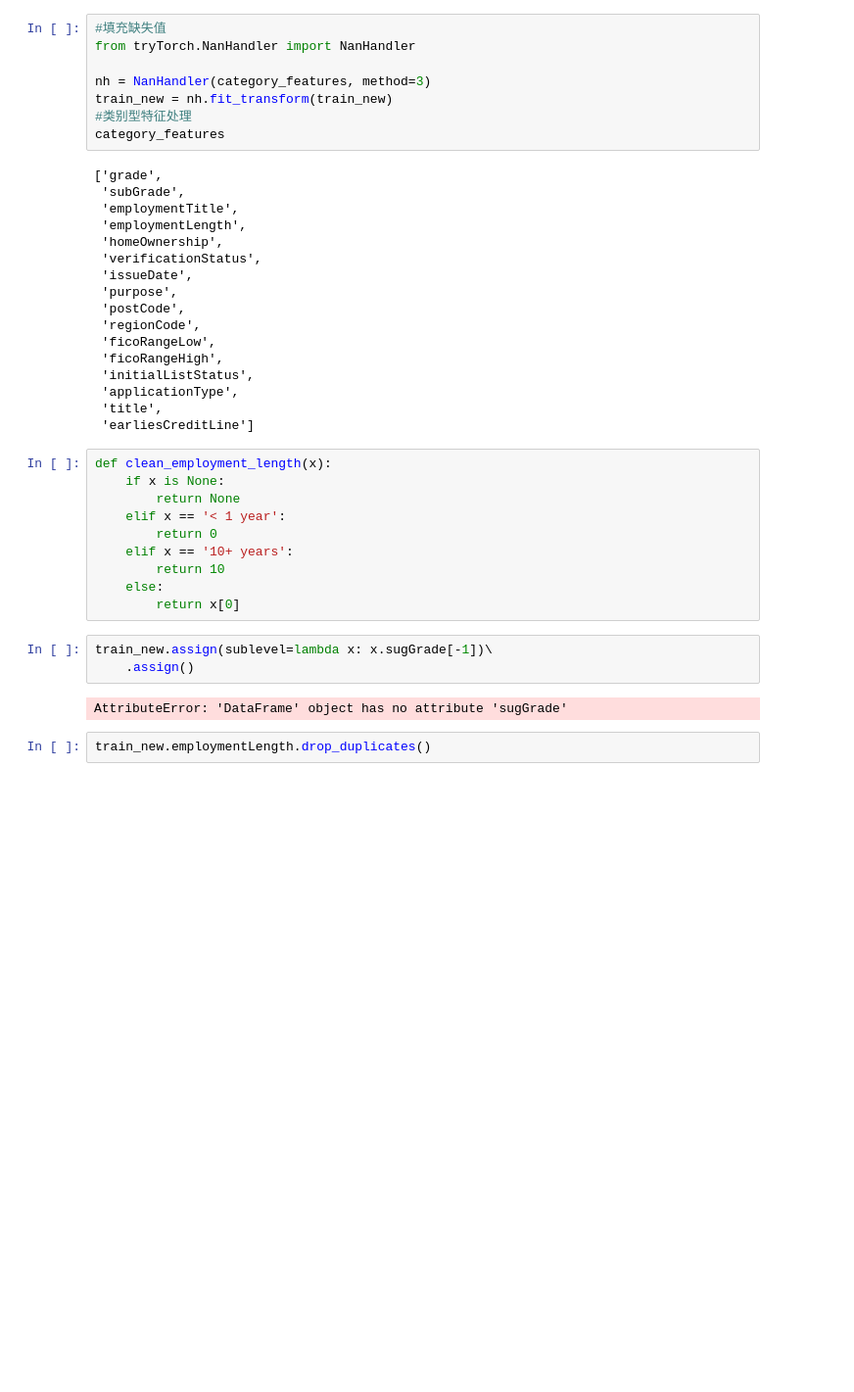
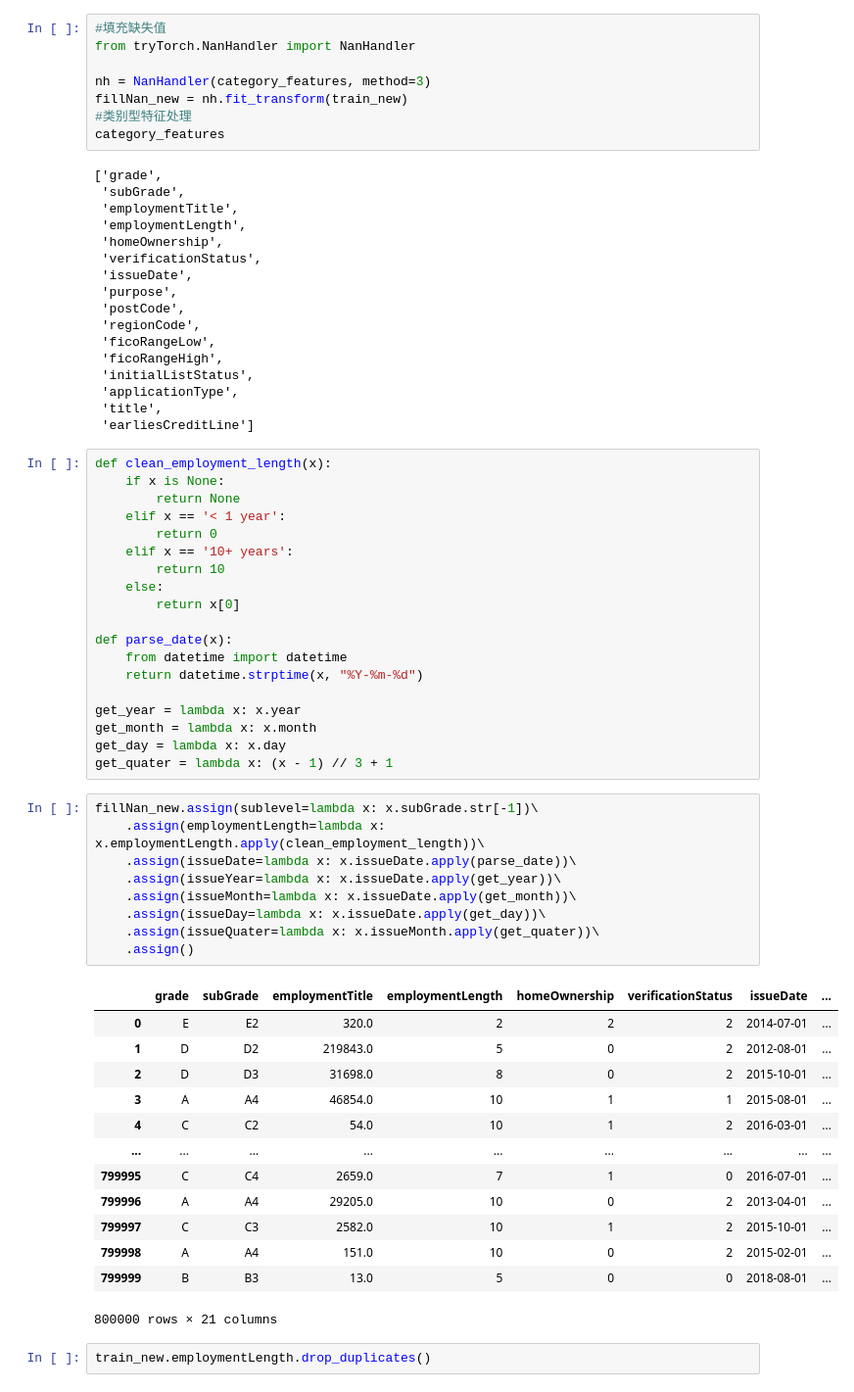
Before and after one commit to jintangz/DataMiner, a Jupyter notebook: Untitled.ipynb, the cells around one changed output. Shown: that part at 98% size. Drawn from its saved outputs; the diff is of its cells as text; blank space fills up the shorter version.

```diff
--- a/Untitled.ipynb
+++ b/Untitled.ipynb
@@ -407,7 +415,7 @@ float_features
 from tryTorch.NanHandler import NanHandler
 
 nh = NanHandler(category_features, method=3)
-train_new = nh.fit_transform(train_new)
+fillNan_new = nh.fit_transform(train_new)
 #类别型特征处理
 category_features
 # %% [output]
@@ -437,11 +445,38 @@ def clean_employment_length(x):
         return 10
     else:
         return x[0]
+
+def parse_date(x):
+    from datetime import datetime
+    return datetime.strptime(x, "%Y-%m-%d")
+
+get_year = lambda x: x.year
+get_month = lambda x: x.month
+get_day = lambda x: x.day
+get_quater = lambda x: (x - 1) // 3 + 1
 # %%
-train_new.assign(sublevel=lambda x: x.sugGrade[-1])\
+fillNan_new.assign(sublevel=lambda x: x.subGrade.str[-1])\
+    .assign(employmentLength=lambda x: x.employmentLength.apply(clean_employment_length))\
+    .assign(issueDate=lambda x: x.issueDate.apply(parse_date))\
+    .assign(issueYear=lambda x: x.issueDate.apply(get_year))\
+    .assign(issueMonth=lambda x: x.issueDate.apply(get_month))\
+    .assign(issueDay=lambda x: x.issueDate.apply(get_day))\
+    .assign(issueQuater=lambda x: x.issueMonth.apply(get_quater))\
     .assign()
 # %% [output]
+|  | grade | subGrade | employmentTitle | employmentLength | homeOwnership | verificationStatus | issueDate | ... |
+| 0 | E | E2 | 320.0 | 2 | 2 | 2 | 2014-07-01 | ... |
+| 1 | D | D2 | 219843.0 | 5 | 0 | 2 | 2012-08-01 | ... |
+| 2 | D | D3 | 31698.0 | 8 | 0 | 2 | 2015-10-01 | ... |
+| 3 | A | A4 | 46854.0 | 10 | 1 | 1 | 2015-08-01 | ... |
+| 4 | C | C2 | 54.0 | 10 | 1 | 2 | 2016-03-01 | ... |
+| ... | ... | ... | ... | ... | ... | ... | ... | ... |
+| 799995 | C | C4 | 2659.0 | 7 | 1 | 0 | 2016-07-01 | ... |
+| 799996 | A | A4 | 29205.0 | 10 | 0 | 2 | 2013-04-01 | ... |
+| 799997 | C | C3 | 2582.0 | 10 | 1 | 2 | 2015-10-01 | ... |
+| 799998 | A | A4 | 151.0 | 10 | 0 | 2 | 2015-02-01 | ... |
+| 799999 | B | B3 | 13.0 | 5 | 0 | 0 | 2018-08-01 | ... |
-AttributeError: 'DataFrame' object has no attribute 'sugGrade'
+800000 rows × 21 columns
 # %%
 train_new.employmentLength.drop_duplicates()
 # %%
```
Also changed, not shown: parts of 7 cells of this notebook.
